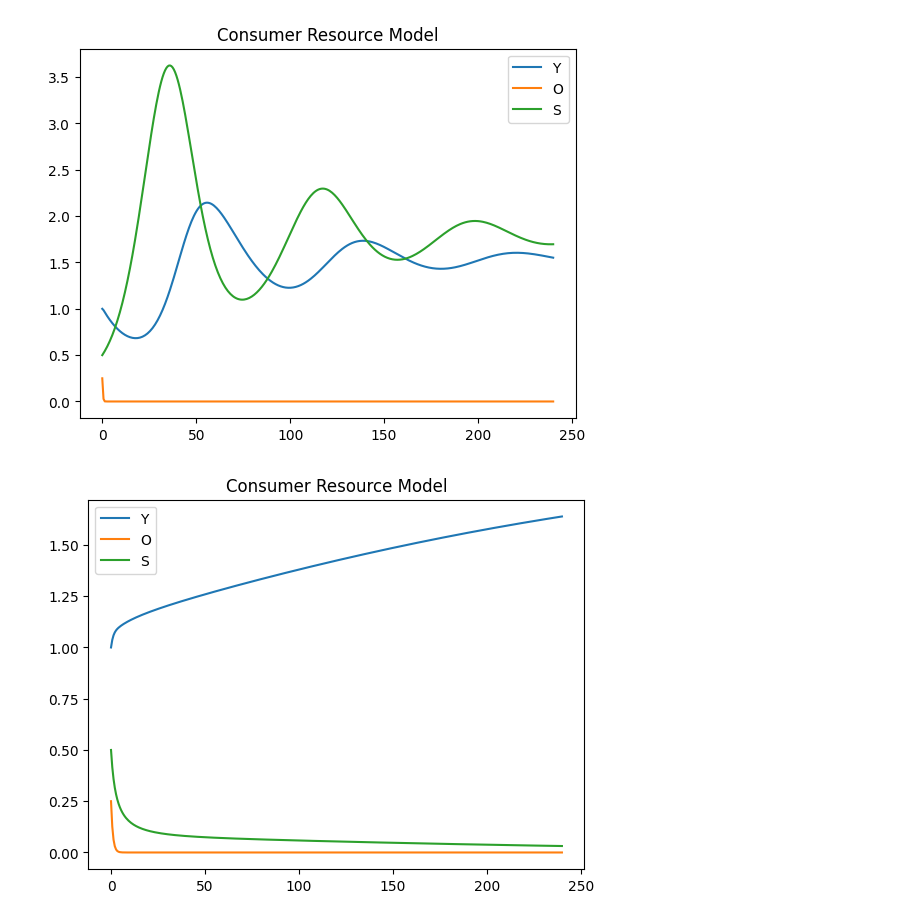
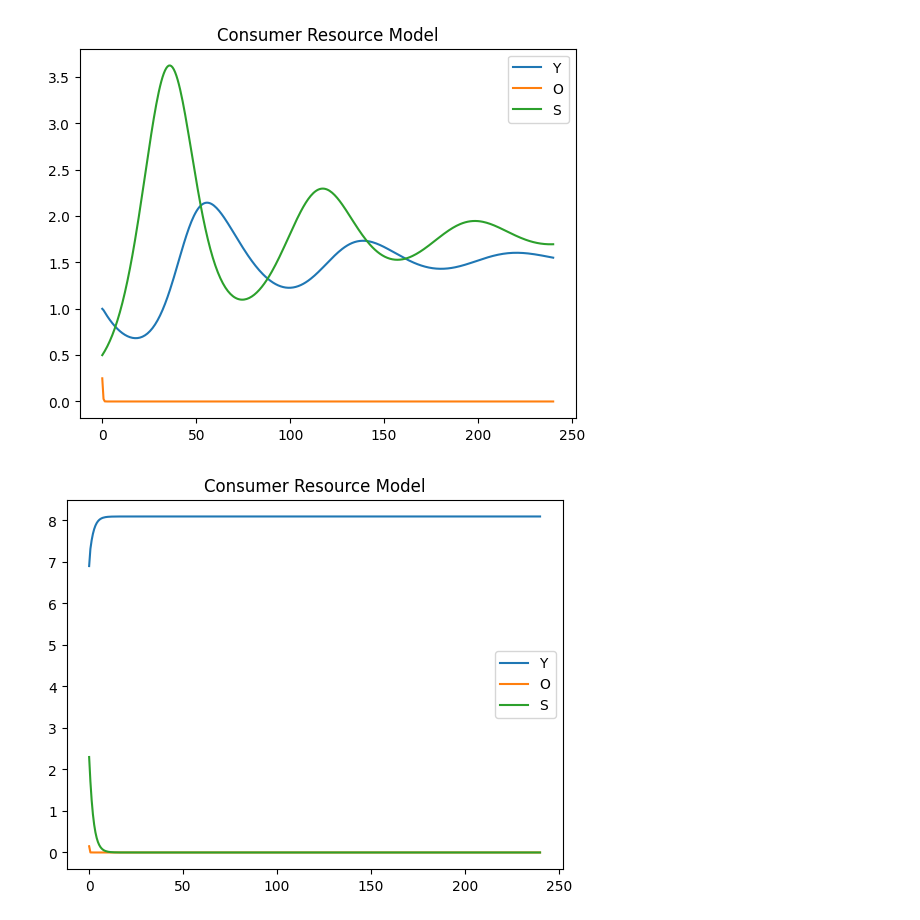
Before and after one commit to EthanPrimes/modeling_yeast_spread, a Jupyter notebook: mcrm_experiments.ipynb, the cells around one changed output. Drawn from its saved outputs; the diff is of its cells as text; code cells hidden in the pictures.

```diff
--- a/mcrm_experiments.ipynb
+++ b/mcrm_experiments.ipynb
@@ -74,9 +74,9 @@ plt.show()
 # %%
 wo, waer, wana = .2, .35, .05
 
-ko, ks = .2, .2
+ko, ks = .015, .2
 
-ps, rs = 10, .15
+ps, rs = 15, .15
 
 cs, co, m = .08, 1, 0
 
@@ -88,36 +88,36 @@ def solve_and_graph(params):
     wo, waer, wana, ko, ks, ps, rs, cs, co, m = params
     def ode(t, yos):
         Y, O, S = yos
         fO = O / (ko + O)
         fS = S / (ks + S)
 
         dY = Y * (wo * co * O + (waer + (waer - wana) * fO) * cs * S - m)
         dO = -co * Y * O
         # dS = S * (ks - Y * cs - S)
-        dS = rs * S * (1 - (S / ks)) - cs * Y * S
+        dS = rs * S * (1 - (S / ps)) - cs * Y * S
 
         return np.array([dY, dO, dS])
 
     t0, tf = 0, 240
     t_span = (t0, tf)
     t_eval = np.linspace(t0, tf, 360)
 
     # y0 = np.array([1, .25, 1])
-    y0 = np.array([1, .25, .5])
+    y0 = np.array([6.9, .15, 2.3])
 
     sol = solve_ivp(ode, (t0, tf), y0, t_eval=t_eval)
 
     plt.plot(t_eval, sol.y[0, :], label='Y')
     plt.plot(t_eval, sol.y[1, :], label='O')
     plt.plot(t_eval, sol.y[2, :], label='S')
     plt.title("Consumer Resource Model")
     plt.legend()
 
     plt.show()
 
 solve_and_graph(params)
 # %% [output]
-[figure, old version]
+[figure, new version]
 # %% [markdown]
 The previous models make the following simplifying assumptions:
 
```
Also changed, not shown: parts of 4 cells of this notebook.
